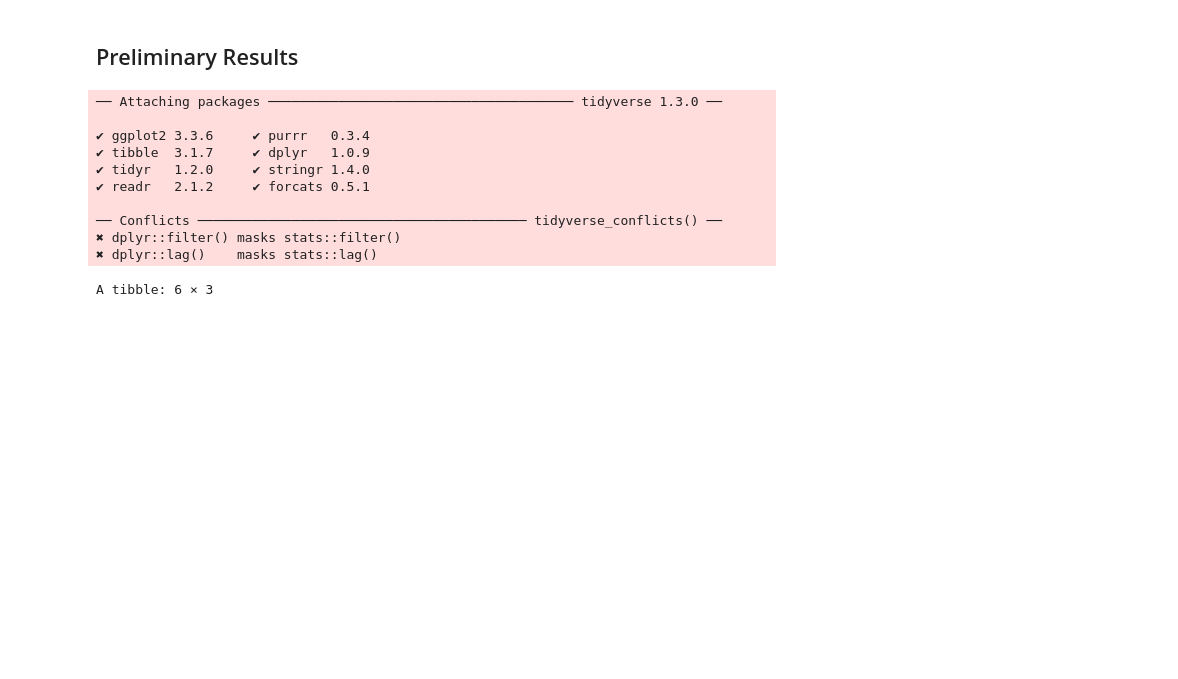
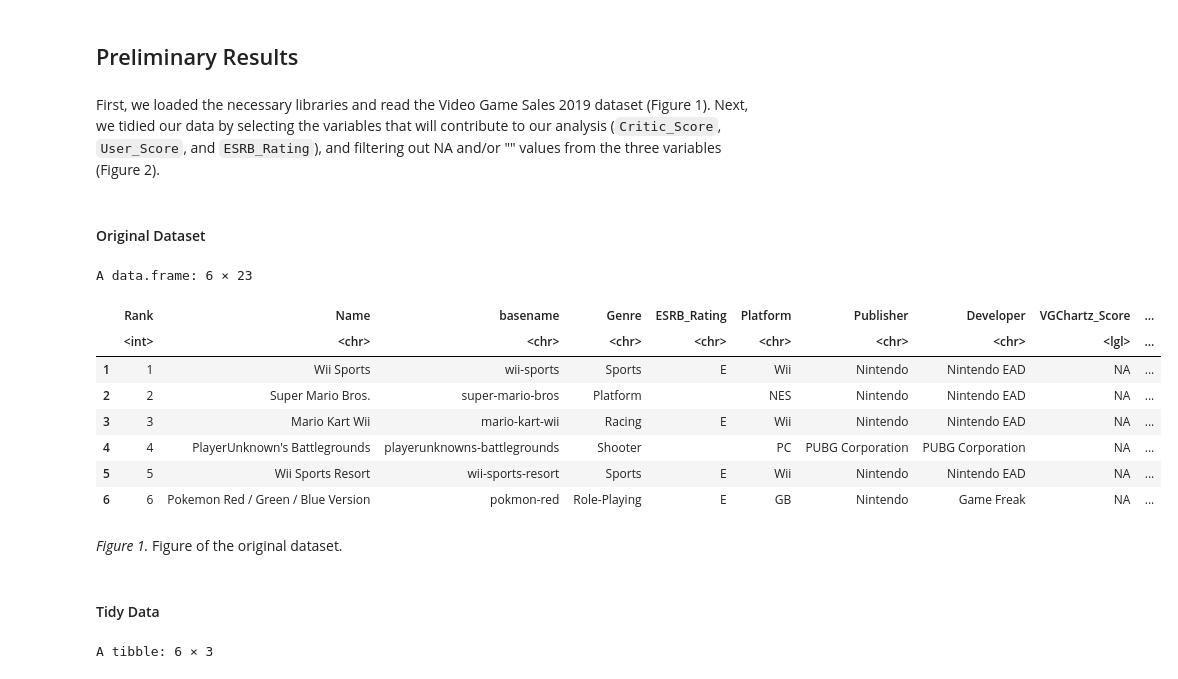
Before and after one commit to anniew02/stat201-final-project, a Jupyter notebook: project proposal/stat201-project-proposal-group15.ipynb, the cells around one changed output. Saved outputs shown, nothing was run; the diff lists cells and outputs as text; code cells hidden in the pictures; blank space fills up the shorter version.

```diff
--- a/project proposal/stat201-project-proposal-group15.ipynb
+++ b/project proposal/stat201-project-proposal-group15.ipynb
@@ -15,23 +15,38 @@ Using this dataset, we plan to ask the question: Between different ESRB ratings,
 # %% [markdown]
 ## Preliminary Results
+# %% [markdown]
+First, we loaded the necessary libraries and read the Video Game Sales 2019 dataset (Figure 1). Next, we tidied our data by selecting the variables that will contribute to our analysis (`Critic_Score`, `User_Score`, and `ESRB_Rating`), and filtering out NA and/or "" values from the three variables (Figure 2).
 # %%
-library(cowplot)
-library(datateachr)
-library(digest)
-library(infer)
-library(repr)
-library(taxyvr)
-library(tidyverse)
-library(dplyr)
+suppressPackageStartupMessages(library(cowplot))
+suppressPackageStartupMessages(library(datateachr))
+suppressPackageStartupMessages(library(digest))
+suppressPackageStartupMessages(library(infer))
+suppressPackageStartupMessages(library(repr))
+suppressPackageStartupMessages(library(taxyvr))
+suppressPackageStartupMessages(library(tidyverse))
+suppressPackageStartupMessages(library(dplyr))
+suppressPackageStartupMessages(library(broom))
-# %% [output]
-── Attaching packages ─────────────────────────────────────── tidyverse 1.3.0 ──
-
-✔ ggplot2 3.3.6     ✔ purrr   0.3.4
-✔ tibble  3.1.7     ✔ dplyr   1.0.9
-✔ tidyr   1.2.0     ✔ stringr 1.4.0
-✔ readr   2.1.2     ✔ forcats 0.5.1
-
-── Conflicts ────────────────────────────────────────── tidyverse_conflicts() ──
-✖ dplyr::filter() masks stats::filter()
-✖ dplyr::lag()    masks stats::lag()
+# %% [markdown]
+#### Original Dataset
+# %%
+temp <- tempfile()
+download.file("https://cdn.discordapp.com/attachments/993991150010642472/1000890019470377092/archive.zip",temp, mode = "wb")
+con <- unz(temp, "vgsales-12-4-2019.csv")
+data <- read.csv(con)
+unlink(temp)
+head(data)
+# %% [output]
+A data.frame: 6 × 23
+|  | Rank | Name | basename | Genre | ESRB_Rating | Platform | Publisher | Developer | VGChartz_Score | ... |
+|  | <int> | <chr> | <chr> | <chr> | <chr> | <chr> | <chr> | <chr> | <lgl> | ... |
+| 1 | 1 | Wii Sports | wii-sports | Sports | E | Wii | Nintendo | Nintendo EAD | NA | ... |
+| 2 | 2 | Super Mario Bros. | super-mario-bros | Platform |  | NES | Nintendo | Nintendo EAD | NA | ... |
+| 3 | 3 | Mario Kart Wii | mario-kart-wii | Racing | E | Wii | Nintendo | Nintendo EAD | NA | ... |
+| 4 | 4 | PlayerUnknown's Battlegrounds | playerunknowns-battlegrounds | Shooter |  | PC | PUBG Corporation | PUBG Corporation | NA | ... |
+| 5 | 5 | Wii Sports Resort | wii-sports-resort | Sports | E | Wii | Nintendo | Nintendo EAD | NA | ... |
+| 6 | 6 | Pokemon Red / Green / Blue Version | pokmon-red | Role-Playing | E | GB | Nintendo | Game Freak | NA | ... |
+# %% [markdown]
+*Figure 1.* Figure of the original dataset.
+# %% [markdown]
+#### Tidy Data
 # %%
```
Also changed, not shown: parts of 11 cells of this notebook, 1 other file.
